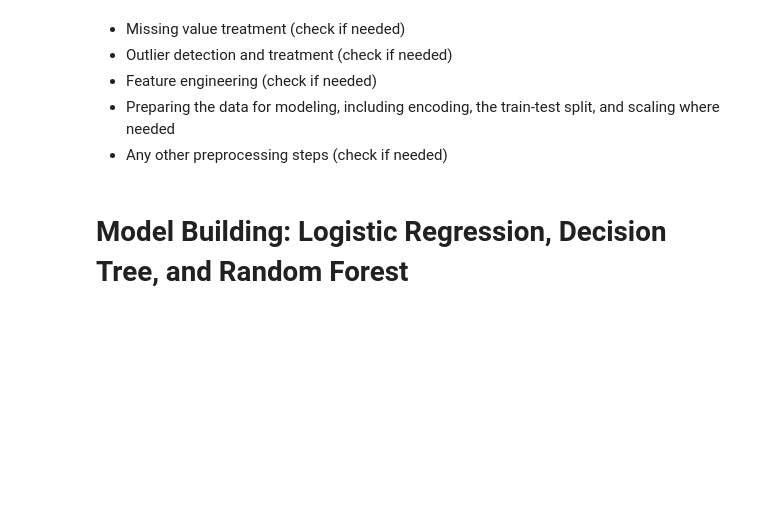
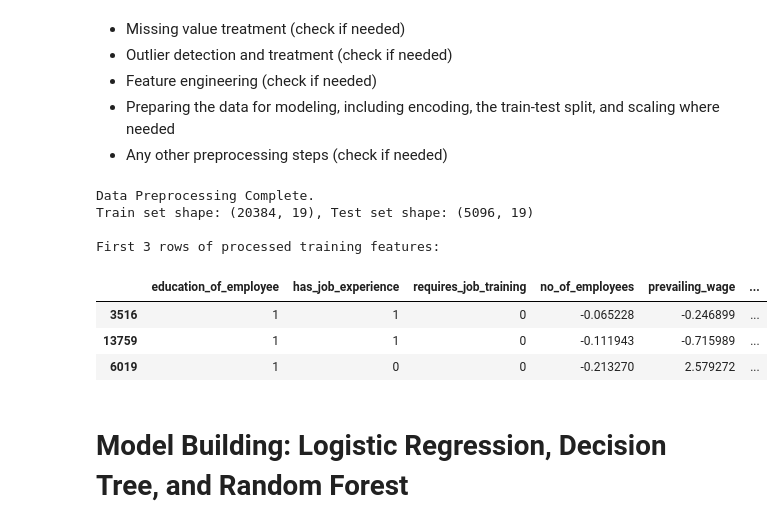
Before and after one commit to Kwasi-Dankwa/Easy_Visa_CS, a Jupyter notebook: AI&DS_Week8_Project2_Full_Code_Notebook_EasyVisa_.ipynb, the cells around one changed output. Saved outputs shown, nothing was run; the diff lists cells and outputs as text; code cells hidden in the pictures; blank space fills up the shorter version.

```diff
--- a/AI&DS_Week8_Project2_Full_Code_Notebook_EasyVisa_.ipynb
+++ b/AI&DS_Week8_Project2_Full_Code_Notebook_EasyVisa_.ipynb
@@ -498,6 +498,73 @@ Oceania                       22        68     90
 - Feature engineering (check if needed)
 - Preparing the data for modeling, including encoding, the train-test split, and scaling where needed
 - Any other preprocessing steps (check if needed)
+# %%
+from sklearn.model_selection import train_test_split
+from sklearn.preprocessing import StandardScaler
+
+# Make a copy of the dataset
+df_prep = df.copy()
+
+# 1. Clean data anomalies (e.g. negative number of employees)
+df_prep['no_of_employees'] = df_prep['no_of_employees'].abs()
+
+# 2. Feature Engineering: Create 'company_age' using 2016 as the baseline year of the data collection
+df_prep['company_age'] = 2016 - df_prep['yr_of_estab']
+df_prep.drop(columns=['yr_of_estab'], inplace=True)
+
+# 3. Drop unique identifiers
+if 'case_id' in df_prep.columns:
+    df_prep.drop(columns=['case_id'], inplace=True)
+
+# 4. Separate target and features
+# Map target variable: Certified -> 1, Denied -> 0
+y = df_prep['case_status'].map({'Certified': 1, 'Denied': 0})
+X = df_prep.drop(columns=['case_status'])
+
+# 5. Encoding ordinal variables
+education_mapping = {
+    'High School': 0,
+    "Bachelor's": 1,
+    "Master's": 2,
+    'Doctorate': 3
+}
+X['education_of_employee'] = X['education_of_employee'].map(education_mapping)
+
+# Map binary categorical features
+binary_cols = ['has_job_experience', 'requires_job_training', 'full_time_position']
+for col in binary_cols:
+    X[col] = X[col].map({'Y': 1, 'N': 0})
+
+# One-hot encode remaining nominal categorical columns
+nominal_cols = ['continent', 'region_of_employment', 'unit_of_wage']
+X = pd.get_dummies(X, columns=nominal_cols, drop_first=True, dtype=int)
+
+# 6. Train-test split (80-20 ratio with stratification to preserve target distribution)
+X_train, X_test, y_train, y_test = train_test_split(
+    X, y, test_size=0.20, random_state=42, stratify=y
+)
+
+# 7. Scale continuous features
+num_cols = ['no_of_employees', 'prevailing_wage', 'company_age']
+scaler = StandardScaler()
+
+# Fit on training and transform both train and test to prevent data leakage
+X_train[num_cols] = scaler.fit_transform(X_train[num_cols])
+X_test[num_cols] = scaler.transform(X_test[num_cols])
+
+print("Data Preprocessing Complete.")
+print(f"Train set shape: {X_train.shape}, Test set shape: {X_test.shape}")
+print("\nFirst 3 rows of processed training features:")
+display(X_train.head(3))
+# %% [output]
+Data Preprocessing Complete.
+Train set shape: (20384, 19), Test set shape: (5096, 19)
+
+First 3 rows of processed training features:
+|  | education_of_employee | has_job_experience | requires_job_training | no_of_employees | prevailing_wage | ... |
+| 3516 | 1 | 1 | 0 | -0.065228 | -0.246899 | ... |
+| 13759 | 1 | 1 | 0 | -0.111943 | -0.715989 | ... |
+| 6019 | 1 | 0 | 0 | -0.213270 | 2.579272 | ... |
 # %% [markdown]
 # **Model Building: Logistic Regression, Decision Tree, and Random Forest**
 # %% [markdown]
```
Also changed, not shown: parts of 4 cells of this notebook.
